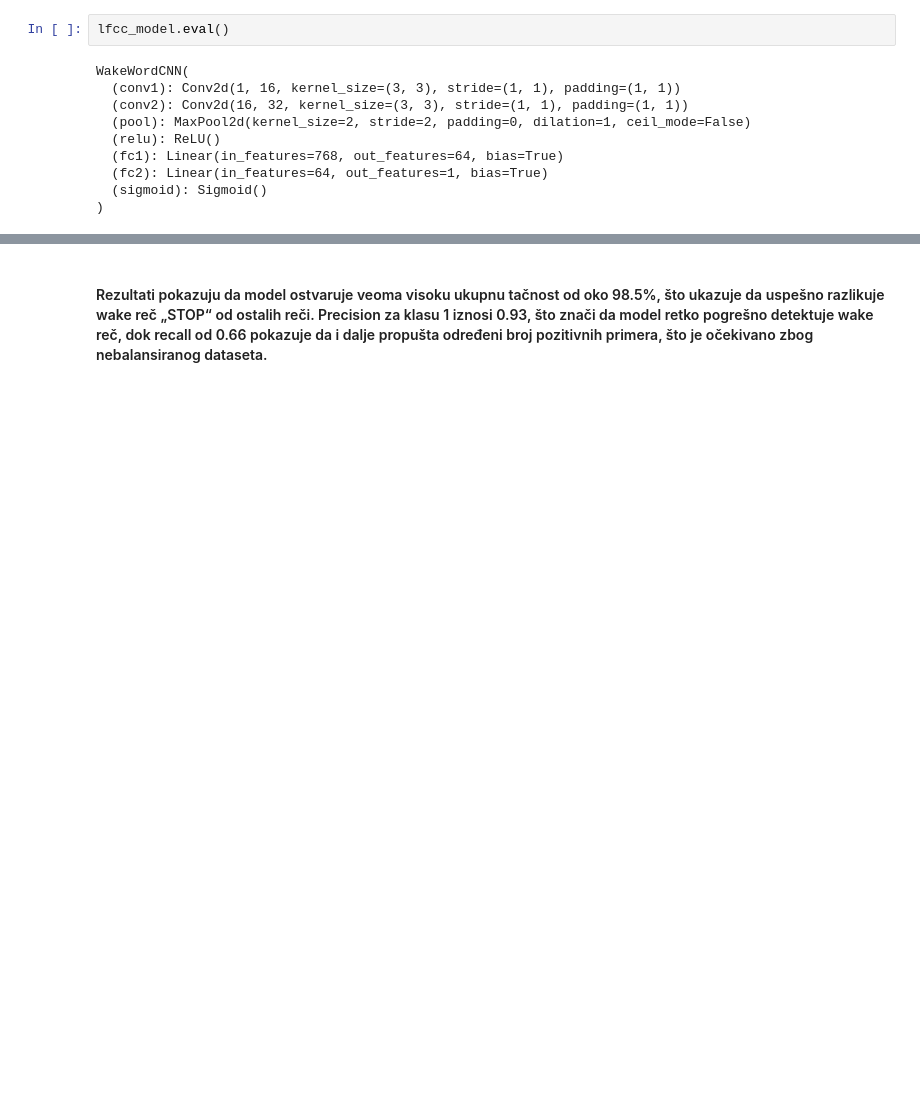
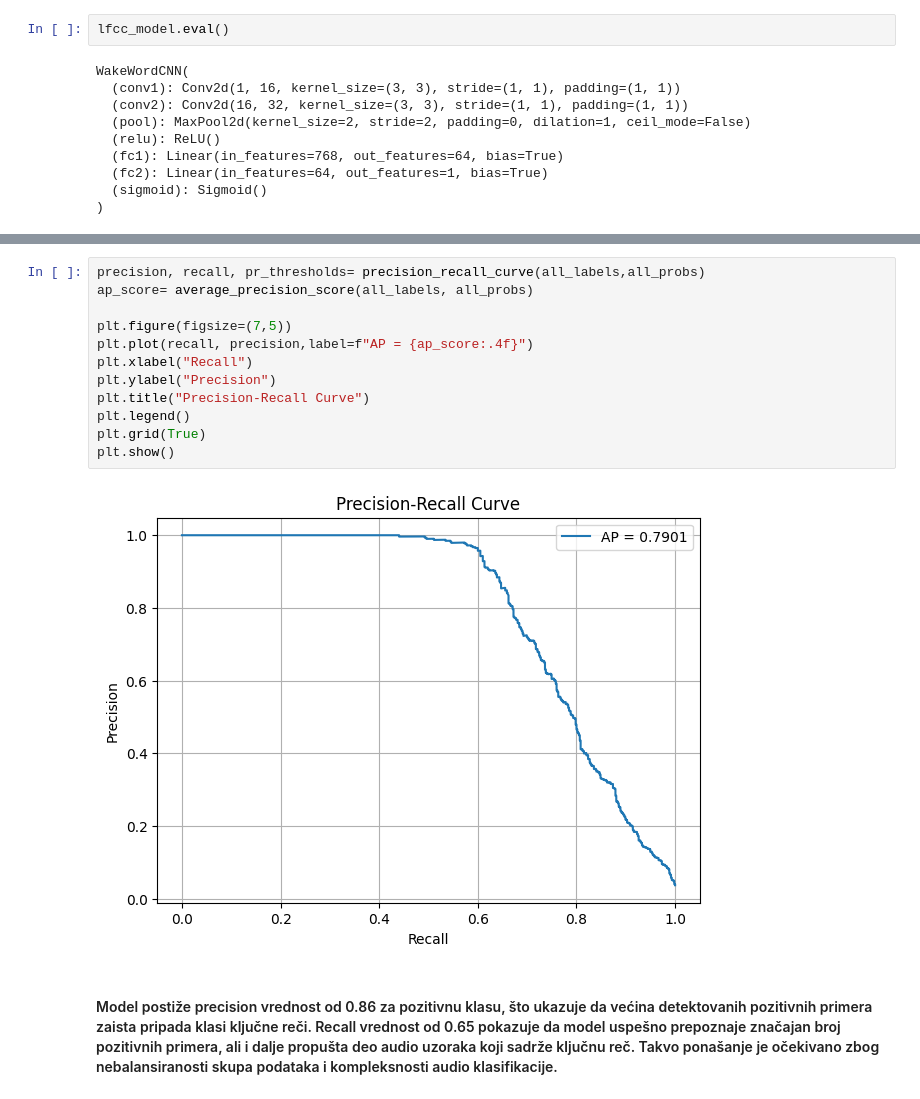
Before and after one commit to medenica02/wake-word-detection, a Jupyter notebook: main.ipynb, the cells around one changed output, grey strips where cells are left out. Drawn from its saved outputs; the diff is of its cells as text; blank space fills up the shorter version.

```diff
--- a/main.ipynb
+++ b/main.ipynb
@@ -811,2 +850,16 @@ weighted avg       0.98      0.99      0.98     15439
+# %%
+precision, recall, pr_thresholds= precision_recall_curve(all_labels,all_probs)
+ap_score= average_precision_score(all_labels, all_probs)
+
+plt.figure(figsize=(7,5))
+plt.plot(recall, precision,label=f"AP = {ap_score:.4f}")
+plt.xlabel("Recall")
+plt.ylabel("Precision")
+plt.title("Precision-Recall Curve")
+plt.legend()
+plt.grid(True)
+plt.show()
+# %% [output]
+[figure, added]
 # %% [markdown]
-#### Rezultati pokazuju da model ostvaruje veoma visoku ukupnu tačnost od oko 98.5%, što ukazuje da uspešno razlikuje wake reč „STOP“ od ostalih reči. Precision za klasu 1 iznosi 0.93, što znači da model retko pogrešno detektuje wake reč, dok recall od 0.66 pokazuje da i dalje propušta određeni broj pozitivnih primera, što je očekivano zbog nebalansiranog dataseta.
+#### Model postiže precision vrednost od 0.86 za pozitivnu klasu, što ukazuje da većina detektovanih pozitivnih primera zaista pripada klasi ključne reči. Recall vrednost od 0.65 pokazuje da model uspešno prepoznaje značajan broj pozitivnih primera, ali i dalje propušta deo audio uzoraka koji sadrže ključnu reč. Takvo ponašanje je očekivano zbog nebalansiranosti skupa podataka i kompleksnosti audio klasifikacije.
```
Also changed, not shown: parts of 12 cells of this notebook, 8 other files.
